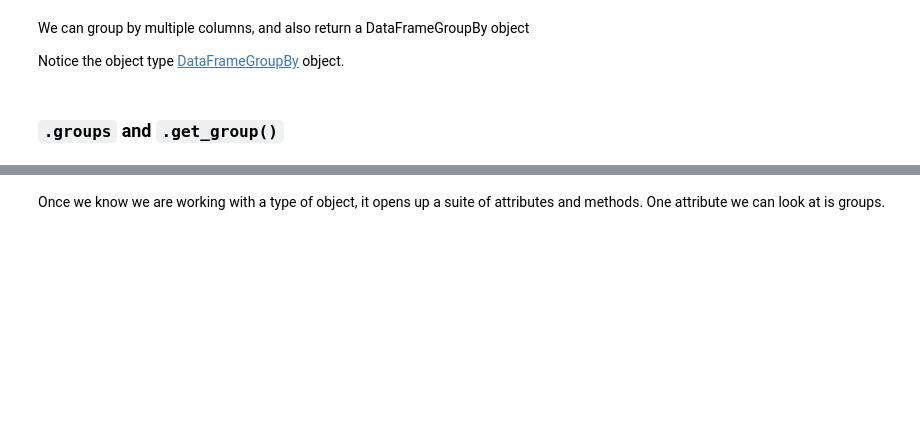
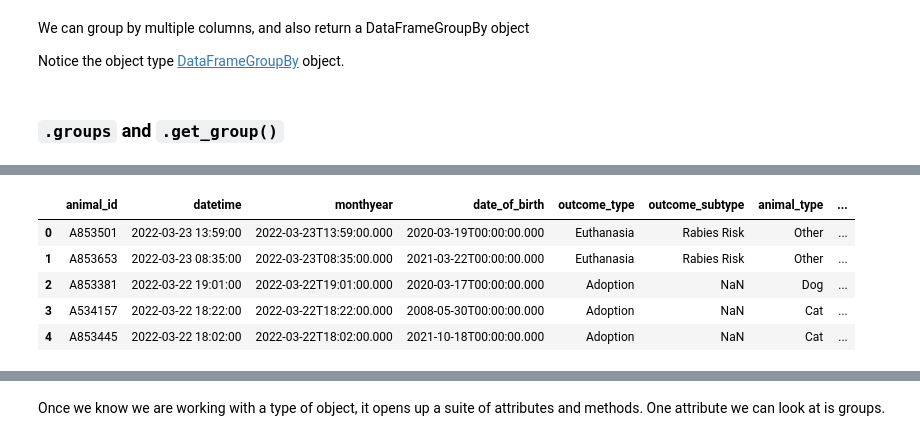
Before and after one commit to erdemiraysu/ds-aggregating_combining_dataframes-nbz32, a Jupyter notebook: aggregating_combining_dataframes.ipynb, the cells around one changed output, grey strips where cells are left out. Drawn from its saved outputs; the diff is of its cells as text; code cells hidden in the pictures; blank space fills up the shorter version.

```diff
--- a/aggregating_combining_dataframes.ipynb
+++ b/aggregating_combining_dataframes.ipynb
@@ -49,2 +75,11 @@ animals.groupby(['animal_type', 'outcome_type'])
+# %%
+animals.head()
+# %% [output]
+|  | animal_id | datetime | monthyear | date_of_birth | outcome_type | outcome_subtype | animal_type | ... |
+| 0 | A853501 | 2022-03-23 13:59:00 | 2022-03-23T13:59:00.000 | 2020-03-19T00:00:00.000 | Euthanasia | Rabies Risk | Other | ... |
+| 1 | A853653 | 2022-03-23 08:35:00 | 2022-03-23T08:35:00.000 | 2021-03-22T00:00:00.000 | Euthanasia | Rabies Risk | Other | ... |
+| 2 | A853381 | 2022-03-22 19:01:00 | 2022-03-22T19:01:00.000 | 2020-03-17T00:00:00.000 | Adoption | NaN | Dog | ... |
+| 3 | A534157 | 2022-03-22 18:22:00 | 2022-03-22T18:22:00.000 | 2008-05-30T00:00:00.000 | Adoption | NaN | Cat | ... |
+| 4 | A853445 | 2022-03-22 18:02:00 | 2022-03-22T18:02:00.000 | 2021-10-18T00:00:00.000 | Adoption | NaN | Cat | ... |
 # %%
 # This retuns each group indexed by the group name: I.E. 'Bird', along with the row indices of each value
```
Also changed, not shown: parts of 66 cells of this notebook.
